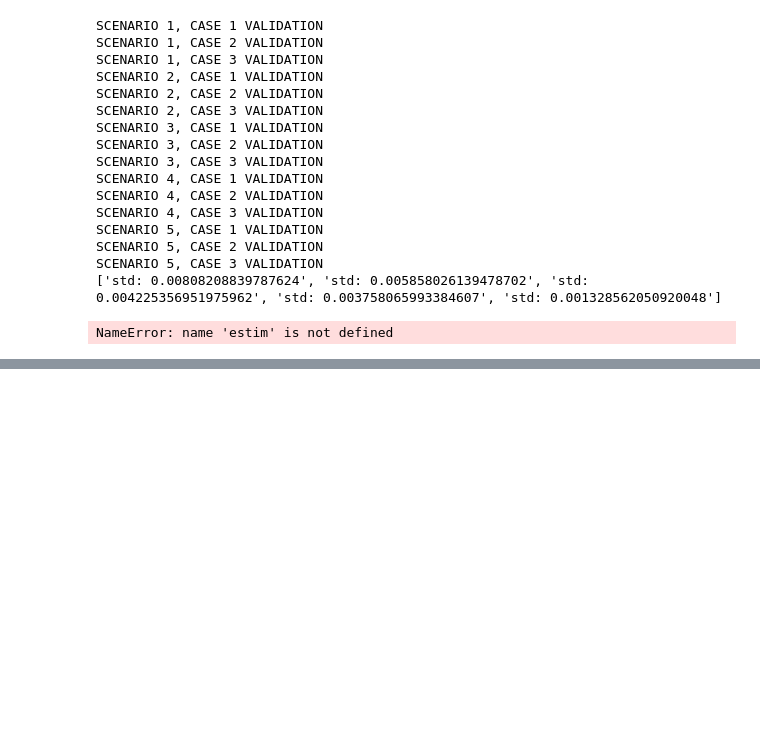
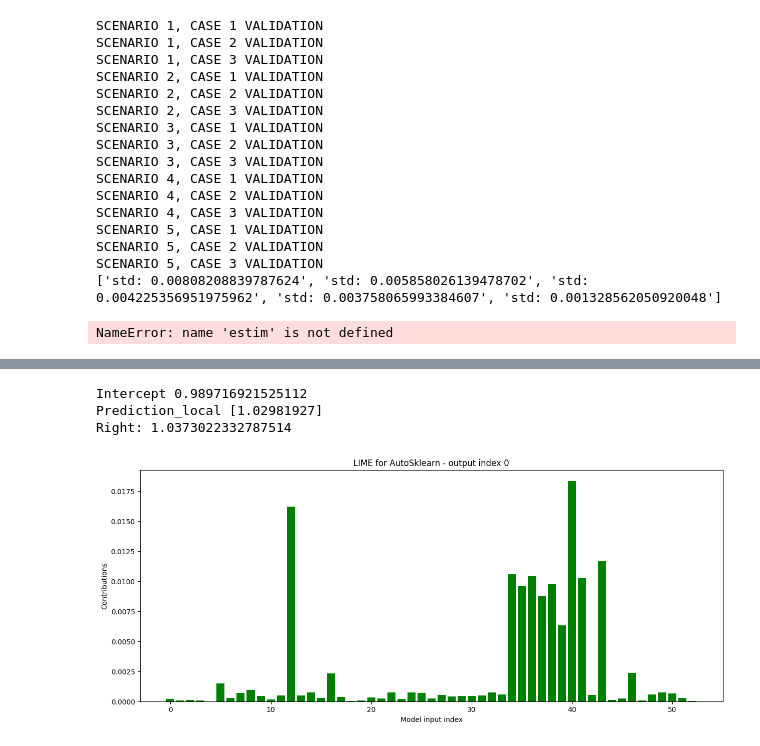
Before and after one commit to CarachinoAlessio/Explainable-AutoML-driven-State-Etimators, a Jupyter notebook: net18/script_net18_autosklearn.ipynb, the cells around one changed output, grey strips where cells are left out. Saved outputs shown, nothing was run; the diff lists cells and outputs as text; code cells hidden in the pictures; blank space fills up the shorter version.

```diff
--- a/net18/script_net18_autosklearn.ipynb
+++ b/net18/script_net18_autosklearn.ipynb
@@ -168,0 +220,41 @@ NameError: name 'estim' is not defined
+# %%
+import lime.lime_tabular
+import pandas as pd
+import matplotlib.pyplot as plt
+
+np.random.seed(42)
+
+node_index = 0
+predictor = models[node_index] # I want to explain state estimation for node at index 0
+columns_names = in_columns + [out_columns[node_index]]
+
+def wrapped_model(x):
+    preds = predictor.predict(x)
+    return preds
+
+to_be_explained = test_x[0]
+random_indices = np.random.choice(test_x.shape[0], size=100, replace=False)
+background = train_x[random_indices]
+explainer = lime.lime_tabular.LimeTabularExplainer(
+    background,
+    feature_names=columns_names[:-1],
+    verbose=True,
+    mode='regression'
+)
+
+exp = explainer.explain_instance(to_be_explained, wrapped_model, num_features=53)
+relevance = abs(np.asarray([j for i,j in sorted(exp.local_exp[1], key=lambda i: i[0])]))
+
+x_positions = np.arange(len(relevance))
+plt.figure(figsize=(15,6))
+plt.bar(x_positions, relevance, color='green')
+plt.xlabel('Model input index')
+plt.ylabel('Contributions')
+plt.title(f'LIME for AutoSklearn - output index {node_index}')
+
+plt.show()
+# %% [output]
+Intercept 0.989716921525112
+Prediction_local [1.02981927]
+Right: 1.0373022332787514
+[figure, added]
```
Also changed, not shown: parts of 1 cell of this notebook, 2 other files.
